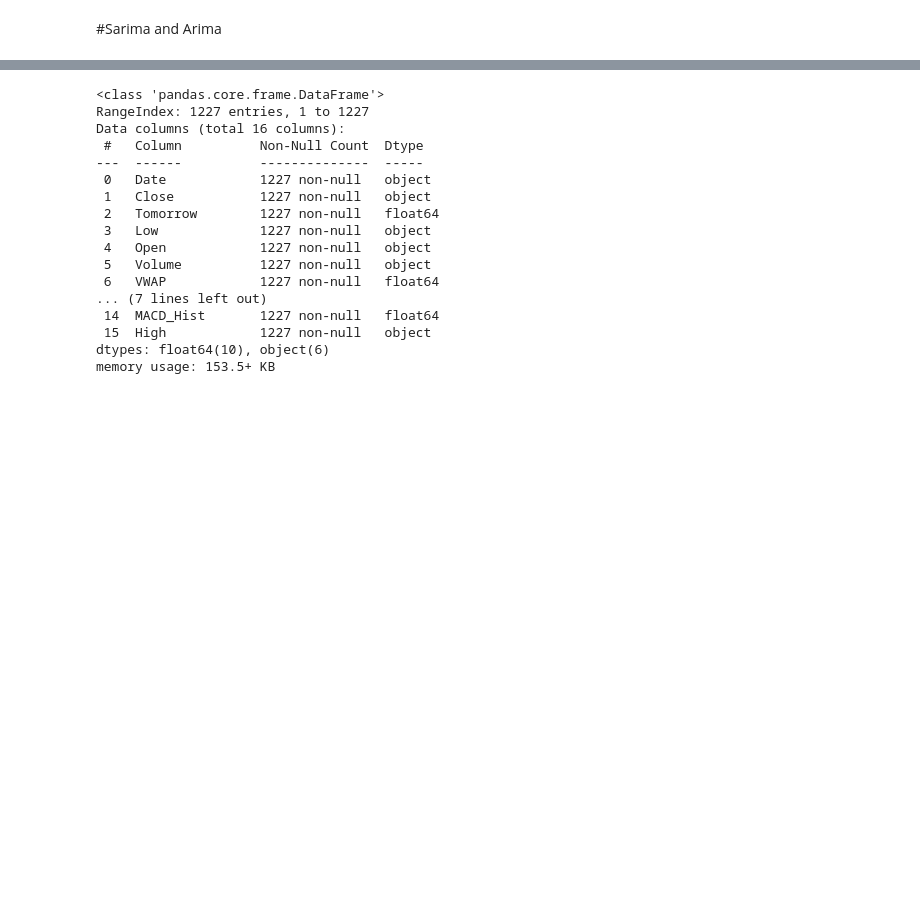
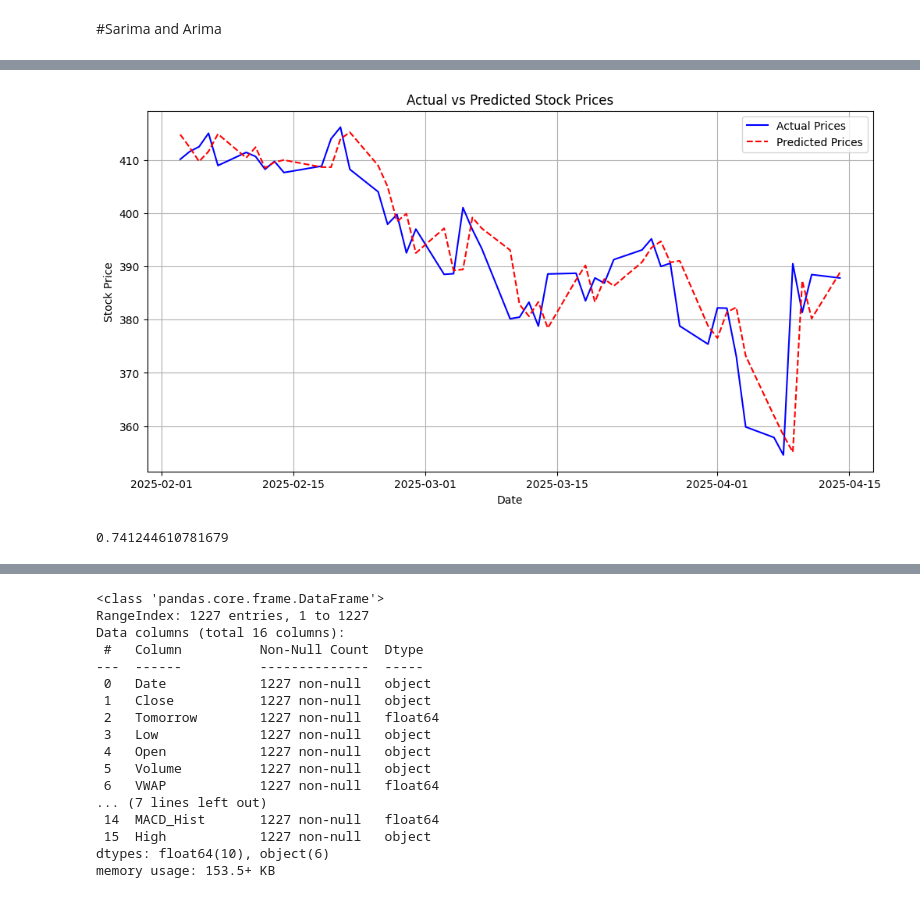
Before and after one commit to Kanchan786786/Capstone_project-, a Jupyter notebook: MSFT_Stock_Prediction (1).ipynb, the cells around one changed output, grey strips where cells are left out. Drawn from its saved outputs; the diff is of its cells as text; code cells hidden in the pictures; blank space fills up the shorter version.

```diff
--- a/MSFT_Stock_Prediction (1).ipynb
+++ b/MSFT_Stock_Prediction (1).ipynb
@@ -599,0 +640,7 @@ df_arima.head()
+# %%
+from statsmodels.tsa.stattools import acf, pacf
+
+#identifying p
+x_acf = acf(prices['Close'], nlags = 40)
+filtered_values = x_acf[x_acf > 0.95]
+print("Based on acf we can identify p value as :",len(filtered_values))
@@ -599,0 +688,10 @@ df_arima.head()
+# %%
+
+for i in range(len(actual)):
+  model = ARIMA(training_data, order=(len(filtered_values),1,1))
+  model_fit = model.fit()
+  forecast = model_fit.forecast()
+  yhat = list(forecast)[0]
+  modelpredictions.append(yhat)
+  actual_test = list(actual['Close'])[i]
+  training_data.append(actual_test)
@@ -599,0 +718,18 @@ df_arima.head()
+# %%
+plt.figure(figsize=(12, 6))
+plt.grid(True)
+plt.plot(actual['Date'], actual['Close'], label="Actual Prices", color='blue')
+plt.plot(actual['Date'], modelpredictions, label="Predicted Prices", color='red', linestyle='dashed')
+plt.xlabel("Date")
+plt.ylabel("Stock Price")
+plt.title("Actual vs Predicted Stock Prices")
+plt.legend()
+plt.show()
+# %% [output]
+[figure, added]
+# %%
+from sklearn.metrics import r2_score, mean_squared_error
+
+r2_score(actual['Close'], modelpredictions)
+# %% [output]
+0.741244610781679
```
Also changed, not shown: parts of 26 cells of this notebook, 1 other file.
